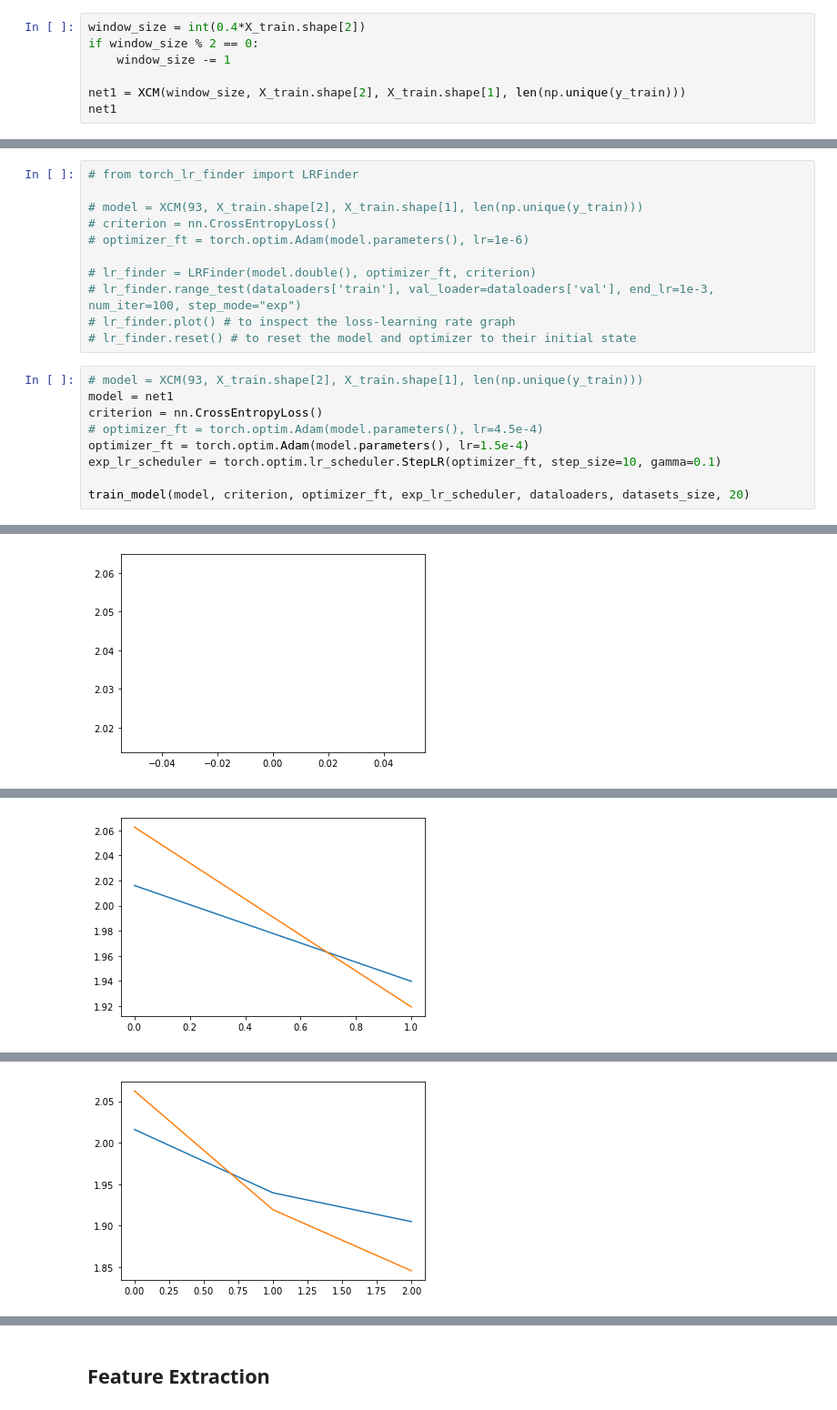
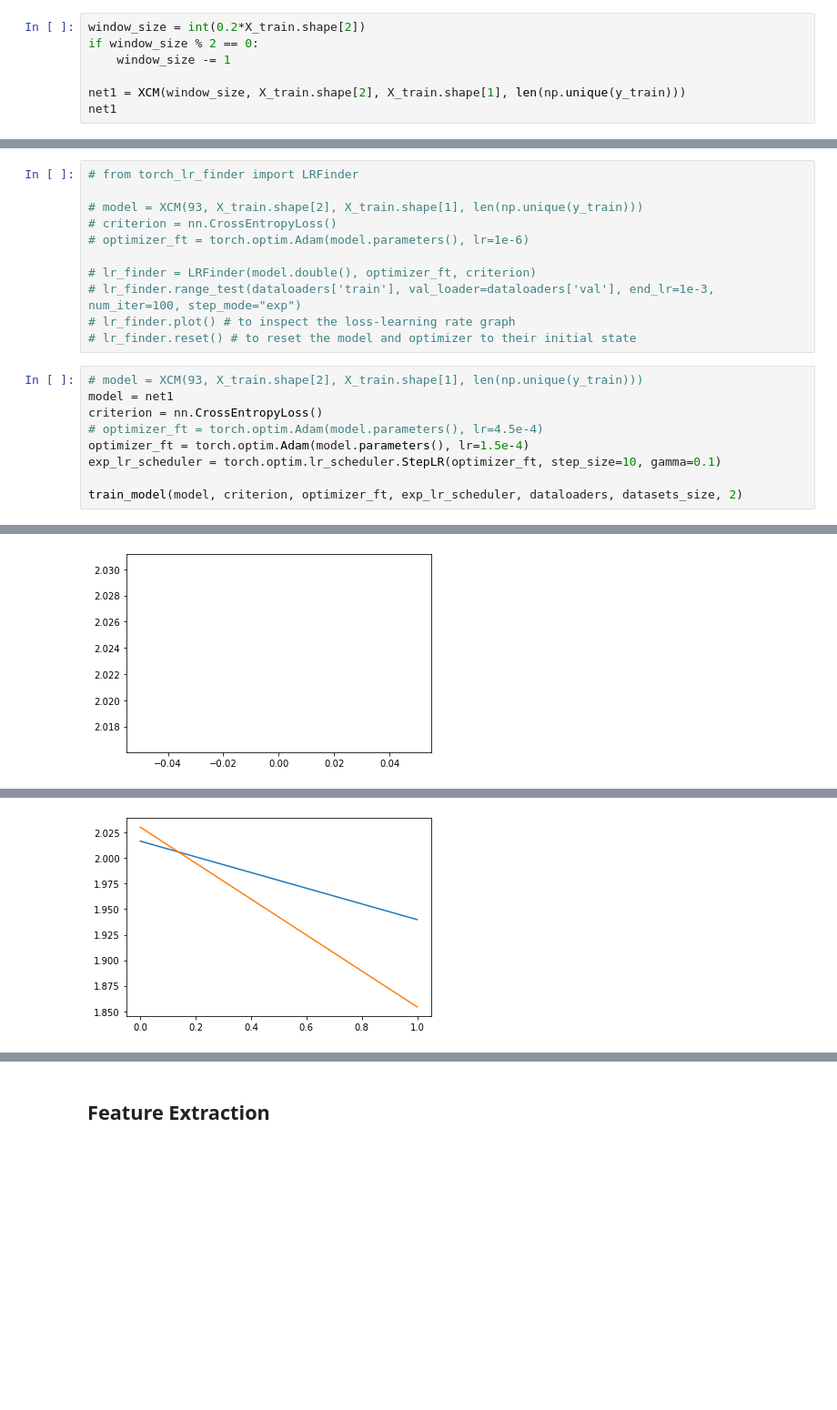
Before and after one commit to duyanhpham-brs/XAI-Multivariate-Time-Series, a Jupyter notebook: XAI_models_evaluation.ipynb, the cells around one changed output, grey strips where cells are left out. Shown: that part at 91% size. Saved outputs shown, nothing was run; the diff lists cells and outputs as text; blank space fills up the shorter version.

```diff
--- a/XAI_models_evaluation.ipynb
+++ b/XAI_models_evaluation.ipynb
@@ -85,7 +85,7 @@ Estimated Total Size (MB): 1.10
 # %% [markdown]
 ## XCM
 # %%
-window_size = int(0.4*X_train.shape[2])
+window_size = int(0.2*X_train.shape[2])
 if window_size % 2 == 0:
     window_size -= 1
 
@@ -150,5 +150,5 @@ criterion = nn.CrossEntropyLoss()
 optimizer_ft = torch.optim.Adam(model.parameters(), lr=1.5e-4)
 exp_lr_scheduler = torch.optim.lr_scheduler.StepLR(optimizer_ft, step_size=10, gamma=0.1)
 
-train_model(model, criterion, optimizer_ft, exp_lr_scheduler, dataloaders, datasets_size, 20)
+train_model(model, criterion, optimizer_ft, exp_lr_scheduler, dataloaders, datasets_size, 2)
 # %% [output]
@@ -159 +159 @@ val Loss: 2.0625 Acc: 0.3344 Correct: 107.0
-[figure, old version]
+[figure, new version]
@@ -164 +164 @@ val Loss: 1.9193 Acc: 0.7375 Correct: 236.0
-[figure, old version]
+[figure, new version]
@@ -169 +166,0 @@ val Loss: 1.8458 Acc: 0.7625 Correct: 244.0
-[figure, removed]
```
Also changed, not shown: parts of 6 cells of this notebook, 3 other files.
